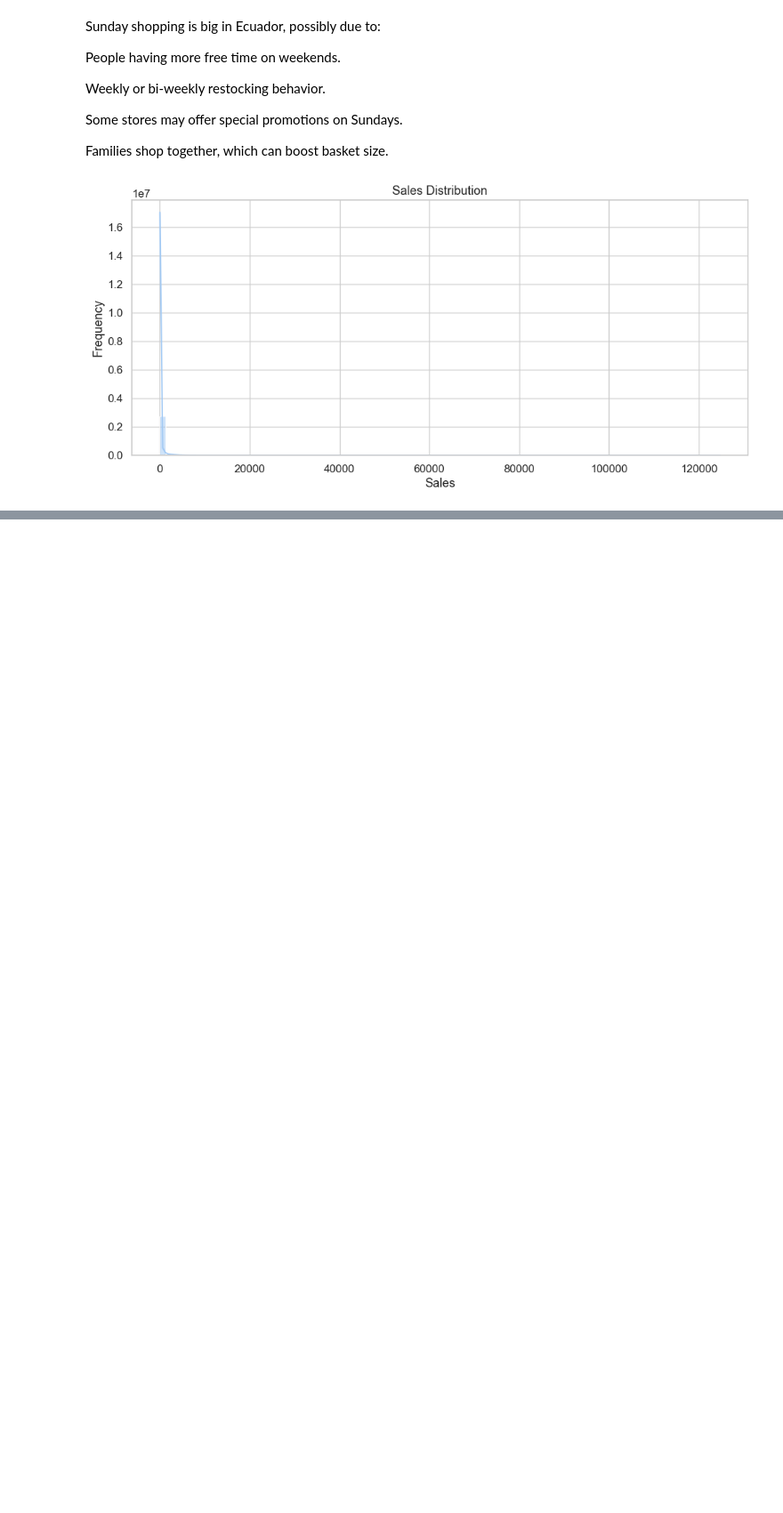
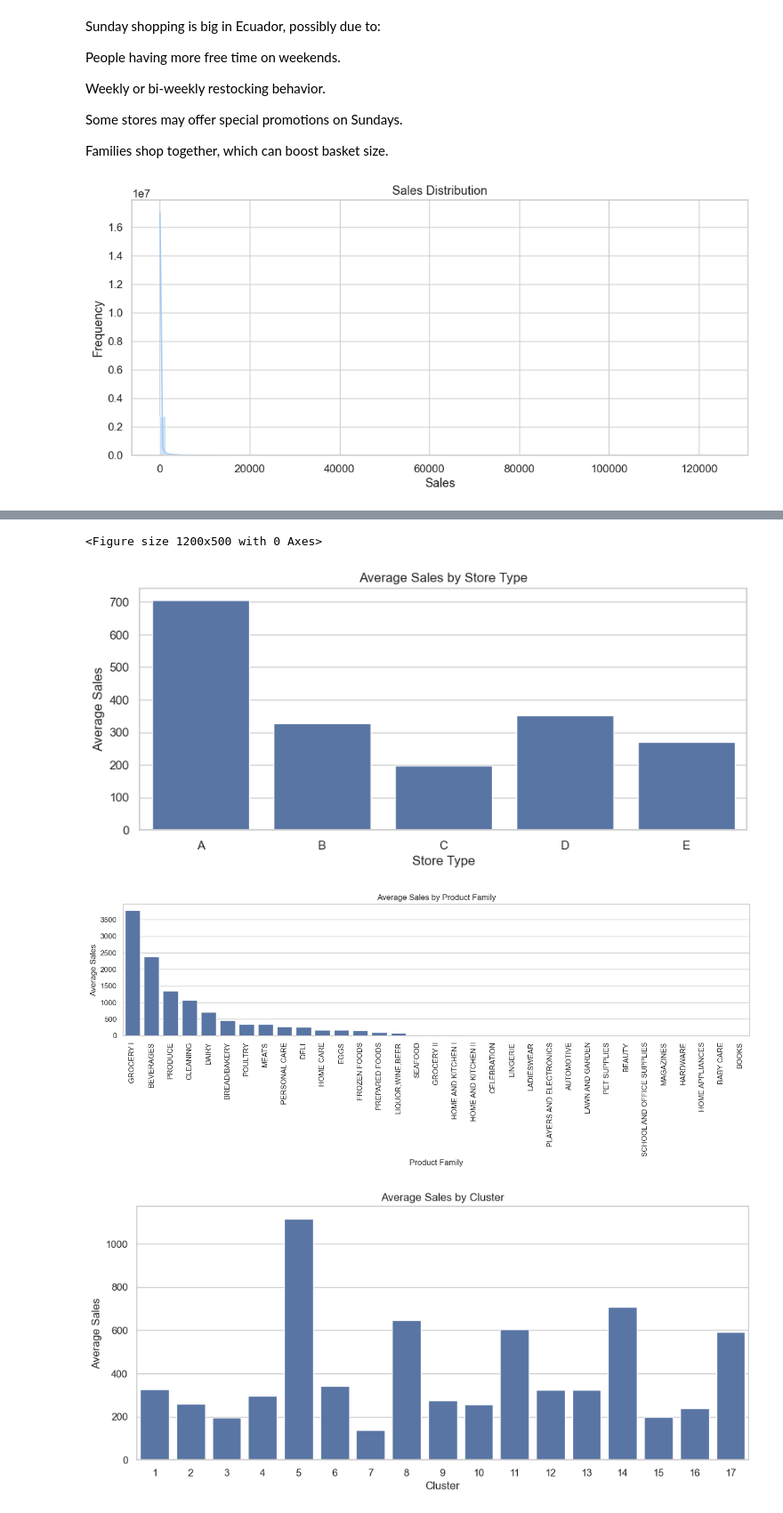
Before and after one commit to fady2001/DS-toolkit, a Jupyter notebook: notebooks/eda.ipynb, the cells around one changed output, grey strips where cells are left out. Shown at 89% size. Cells and saved outputs as stored; diff of their text form; code cells hidden in the pictures; blank space fills up the shorter version.

```diff
--- a/notebooks/eda.ipynb
+++ b/notebooks/eda.ipynb
@@ -229,0 +269,50 @@ Fractional sales count: 462113
+# %%
+import matplotlib.pyplot as plt
+import seaborn as sns
+
+
+# Set style
+sns.set(style="whitegrid")
+plt.figure(figsize=(12, 5))
+
+# Sales by store type
+plt.figure(figsize=(10, 4))
+sns.barplot(data=train, x='type', y='sales', estimator='mean', ci=None, order=sorted(train['type'].unique()))
+plt.title('Average Sales by Store Type')
+plt.ylabel('Average Sales')
+plt.xlabel('Store Type')
+plt.show()
+
+# Sales by product family
+plt.figure(figsize=(14, 6))
+family_sales = train.groupby('family')['sales'].mean().sort_values(ascending=False)
+sns.barplot(x=family_sales.index, y=family_sales.values)
+plt.xticks(rotation=90)
+plt.title('Average Sales by Product Family')
+plt.ylabel('Average Sales')
+plt.xlabel('Product Family')
+plt.tight_layout()
+plt.show()
+
+# Sales by cluster
+plt.figure(figsize=(12, 5))
+sns.barplot(data=train, x='cluster', y='sales', estimator='mean', ci=None)
+plt.title('Average Sales by Cluster')
+plt.xlabel('Cluster')
+plt.ylabel('Average Sales')
+plt.show()
+
+# Sales by city (optional - limited number for clarity)
+top_cities = train['city'].value_counts().head(10).index
+plt.figure(figsize=(12, 5))
+sns.barplot(data=train[train['city'].isin(top_cities)], x='city', y='sales', estimator='mean', ci=None)
+plt.title('Average Sales by Top 10 Cities')
+plt.xlabel('City')
+plt.ylabel('Average Sales')
+plt.xticks(rotation=45)
+plt.show()
+# %% [output]
+<Figure size 1200x500 with 0 Axes>
+[figure, added]
+[figure, added]
+[figure, added]
```
Also changed, not shown: parts of 22 cells of this notebook, 1 other file.
